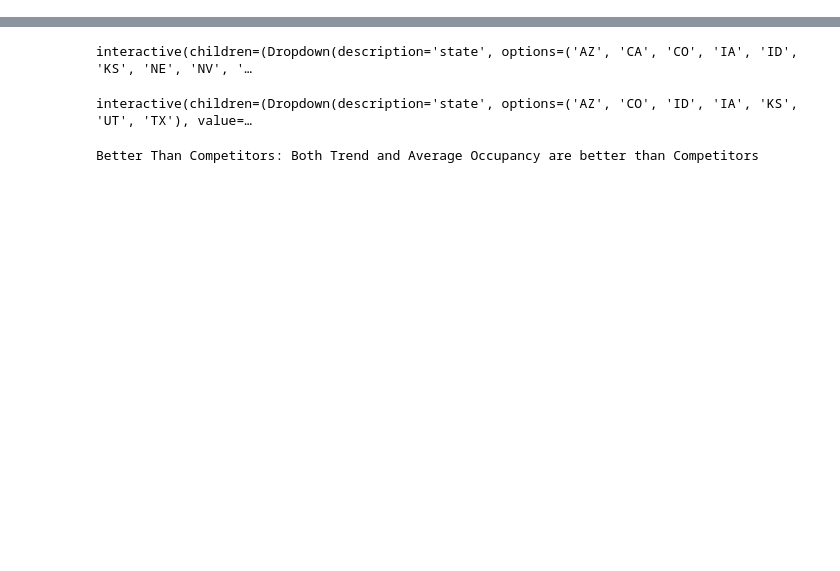
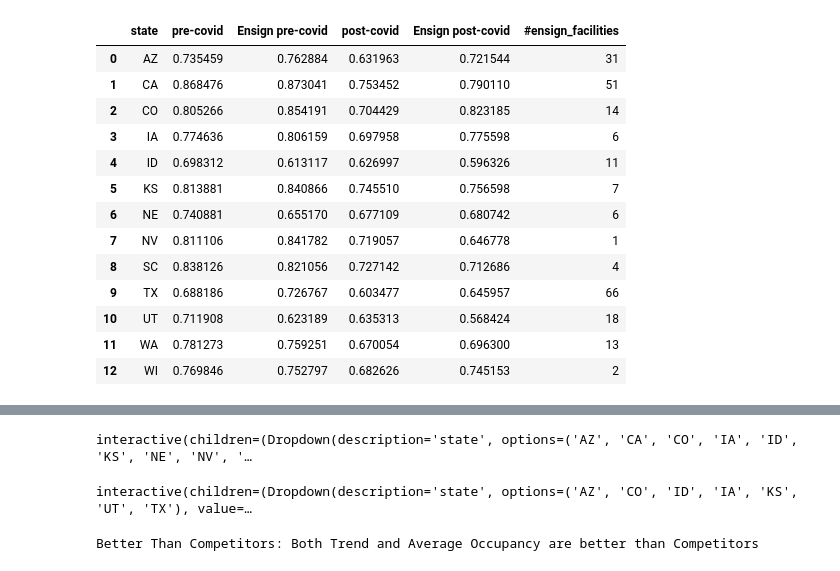
Before and after one commit to elee2021/pbj, a Jupyter notebook: occupancy_summary.ipynb, the cells around one changed output, grey strips where cells are left out. Cells and saved outputs as stored; diff of their text form; code cells hidden in the pictures; blank space fills up the shorter version.

```diff
--- a/occupancy_summary.ipynb
+++ b/occupancy_summary.ipynb
@@ -32,3 +33,16 @@ states_with_new_providers = state_facility_dict.keys()
 sns.set(rc={"figure.figsize":(20, 8)})
 mpl.rcParams.update({"axes.grid" : True, "grid.color": 'CCE5FF'})
 ensign_color = '#0019FE'
+# %%
+import sqlalchemy as db
+engine = db.create_engine('postgresql+psycopg2://postgres:1111@localhost/postgres')
+connection = engine.connect()
+metadata = db.MetaData()
+occupancy = db.Table('occ', metadata, autoload=True, autoload_with=engine)
+pre_query = db.select([occupancy]).where(db.or_(db.and_(occupancy.columns.year==2020,
+                                                 occupancy.columns.month < 4,
+                                                 occupancy.columns.occupancy<=1),
+                                                 db.and_(occupancy.columns.year==2019,
+                                                 occupancy.columns.occupancy<=1)))
+
+pre_df = pd.read_sql_query(pre_query, con=engine)
@@ -142,0 +73,64 @@ def plot_2020_2021_occupancy(onlyEnsign=False, state=None):
+# %%
+pre_df, post_df = get_pre_post_covid_df(False)  # All
+pre_df_en, post_df_en = get_pre_post_covid_df(True)  # Ensign
+
+# state, pre_covid_mean,
+
+# state level Ensign vs Competitors
+def pre_and_post_covid_state_level():
+    '''
+    @Usage: Compare Ensign and Competitors' occupancy trend
+            and average occupancy in the 13 states.
+    @Return: A dataframe includes trend (calculated by linear regression).
+             A negative trend means occupancy is decreasing and vice versa.
+             Better Than Competitors: Both Ensign trend and Ensign average
+             occupancy are better than competitors within that state.
+    '''
+    coef_dict = {'state': [], 'pre-covid': [], 'Ensign pre-covid':[],
+                 'post-covid': [], 'Ensign post-covid':[],
+                 '#ensign_facilities':[]
+                }
+    pre_df, post_df = get_pre_post_covid_df(False)  # All
+    pre_df_en, post_df_en = get_pre_post_covid_df(True)  # Ensign
+
+    for state in states:
+        pre = pre_df[pre_df['state']==state]
+        post = post_df[post_df['state']==state]
+        pre_en = pre_df_en[pre_df_en['state']==state]
+        post_en = post_df_en[post_df_en['state']==state]
+
+        num_unique_facilities = post_en['provnum'].nunique()
+        # calculate mean
+        pre_mean = pre['occupancy'].mean()
+        post_mean = post['occupancy'].mean()
+        pre_mean_en = pre_en['occupancy'].mean()
+        post_mean_en = post_en['occupancy'].mean()
+
+        coef_dict['state'].append(state)
+        coef_dict['#ensign_facilities'].append(num_unique_facilities)
+        coef_dict['pre-covid'].append(pre_mean)
+        coef_dict['Ensign pre-covid'].append(pre_mean_en)
+        coef_dict['post-covid'].append(post_mean)
+        coef_dict['Ensign post-covid'].append(post_mean_en)
+
+    df = pd.DataFrame(data=coef_dict)
+
+    return df
+
+df = pre_and_post_covid_state_level()
+df
+# %% [output]
+|  | state | pre-covid | Ensign pre-covid | post-covid | Ensign post-covid | #ensign_facilities |
+| 0 | AZ | 0.735459 | 0.762884 | 0.631963 | 0.721544 | 31 |
+| 1 | CA | 0.868476 | 0.873041 | 0.753452 | 0.790110 | 51 |
+| 2 | CO | 0.805266 | 0.854191 | 0.704429 | 0.823185 | 14 |
+| 3 | IA | 0.774636 | 0.806159 | 0.697958 | 0.775598 | 6 |
+| 4 | ID | 0.698312 | 0.613117 | 0.626997 | 0.596326 | 11 |
+| 5 | KS | 0.813881 | 0.840866 | 0.745510 | 0.756598 | 7 |
+| 6 | NE | 0.740881 | 0.655170 | 0.677109 | 0.680742 | 6 |
+| 7 | NV | 0.811106 | 0.841782 | 0.719057 | 0.646778 | 1 |
+| 8 | SC | 0.838126 | 0.821056 | 0.727142 | 0.712686 | 4 |
+| 9 | TX | 0.688186 | 0.726767 | 0.603477 | 0.645957 | 66 |
+| 10 | UT | 0.711908 | 0.623189 | 0.635313 | 0.568424 | 18 |
+| 11 | WA | 0.781273 | 0.759251 | 0.670054 | 0.696300 | 13 |
+| 12 | WI | 0.769846 | 0.752797 | 0.682626 | 0.745153 | 2 |
```
Also changed, not shown: parts of 29 cells of this notebook.
